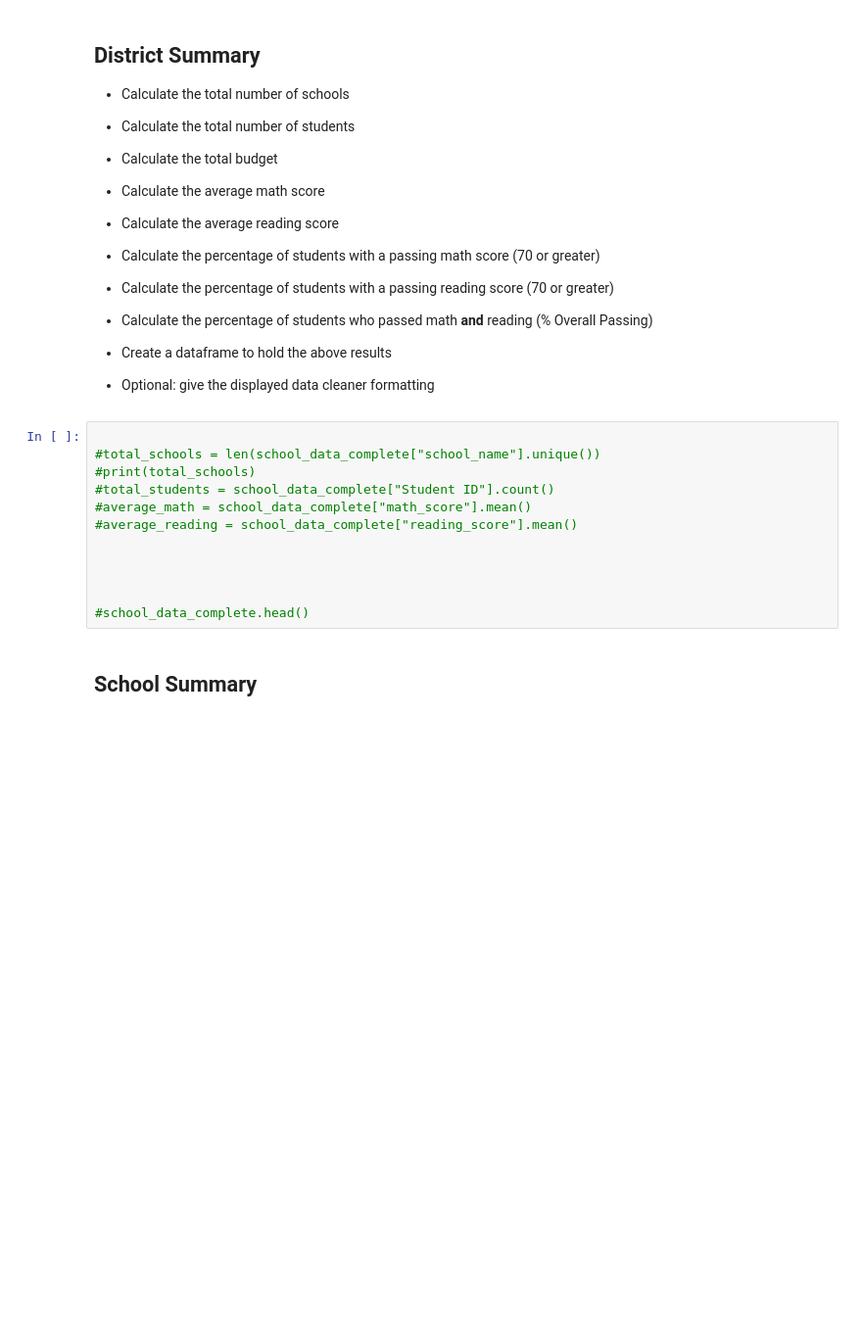
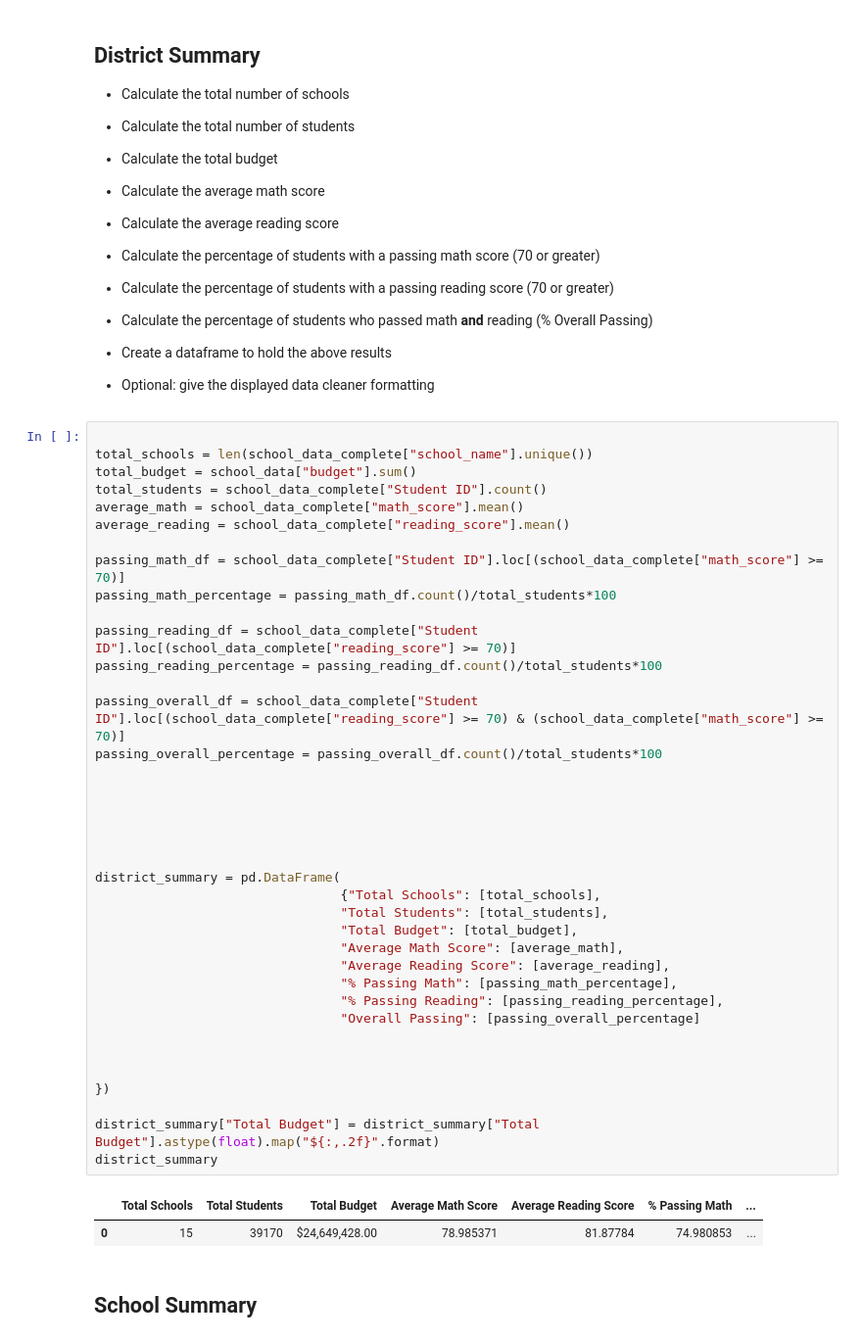
Before and after one commit to chrismathew1/pandas-challenge, a Jupyter notebook: PyCitySchools/PyCitySchools_starter.ipynb, the cells around one changed output. Shown at 98% size. Drawn from its saved outputs; the diff is of its cells as text; blank space fills up the shorter version.

```diff
--- a/PyCitySchools/PyCitySchools_starter.ipynb
+++ b/PyCitySchools/PyCitySchools_starter.ipynb
@@ -46,18 +46,47 @@ school_data_complete.head()
 * Create a dataframe to hold the above results
 
 * Optional: give the displayed data cleaner formatting
-# %%
-
-#total_schools = len(school_data_complete["school_name"].unique())
-#print(total_schools)
-#total_students = school_data_complete["Student ID"].count()
-#average_math = school_data_complete["math_score"].mean()
-#average_reading = school_data_complete["reading_score"].mean()
-
-
-
-
-#school_data_complete.head()
+# %%
+
+total_schools = len(school_data_complete["school_name"].unique())
+total_budget = school_data["budget"].sum()
+total_students = school_data_complete["Student ID"].count()
+average_math = school_data_complete["math_score"].mean()
+average_reading = school_data_complete["reading_score"].mean()
+
+passing_math_df = school_data_complete["Student ID"].loc[(school_data_complete["math_score"] >= 70)]
+passing_math_percentage = passing_math_df.count()/total_students*100
+
+passing_reading_df = school_data_complete["Student ID"].loc[(school_data_complete["reading_score"] >= 70)]
+passing_reading_percentage = passing_reading_df.count()/total_students*100
+
+passing_overall_df = school_data_complete["Student ID"].loc[(school_data_complete["reading_score"] >= 70) & (school_data_complete["math_score"] >= 70)]
+passing_overall_percentage = passing_overall_df.count()/total_students*100
+
+
+
+
+
+
+district_summary = pd.DataFrame(
+                                {"Total Schools": [total_schools],
+                                "Total Students": [total_students],
+                                "Total Budget": [total_budget],
+                                "Average Math Score": [average_math],
+                                "Average Reading Score": [average_reading],
+                                "% Passing Math": [passing_math_percentage],
+                                "% Passing Reading": [passing_reading_percentage],
+                                "Overall Passing": [passing_overall_percentage]
+
+
+
+})
+
+district_summary["Total Budget"] = district_summary["Total Budget"].astype(float).map("${:,.2f}".format)
+district_summary
+# %% [output]
+|  | Total Schools | Total Students | Total Budget | Average Math Score | Average Reading Score | % Passing Math | ... |
+| 0 | 15 | 39170 | $24,649,428.00 | 78.985371 | 81.87784 | 74.980853 | ... |
 # %% [markdown]
 ## School Summary
 # %% [markdown]
```
Also changed, not shown: parts of 2 cells of this notebook.
